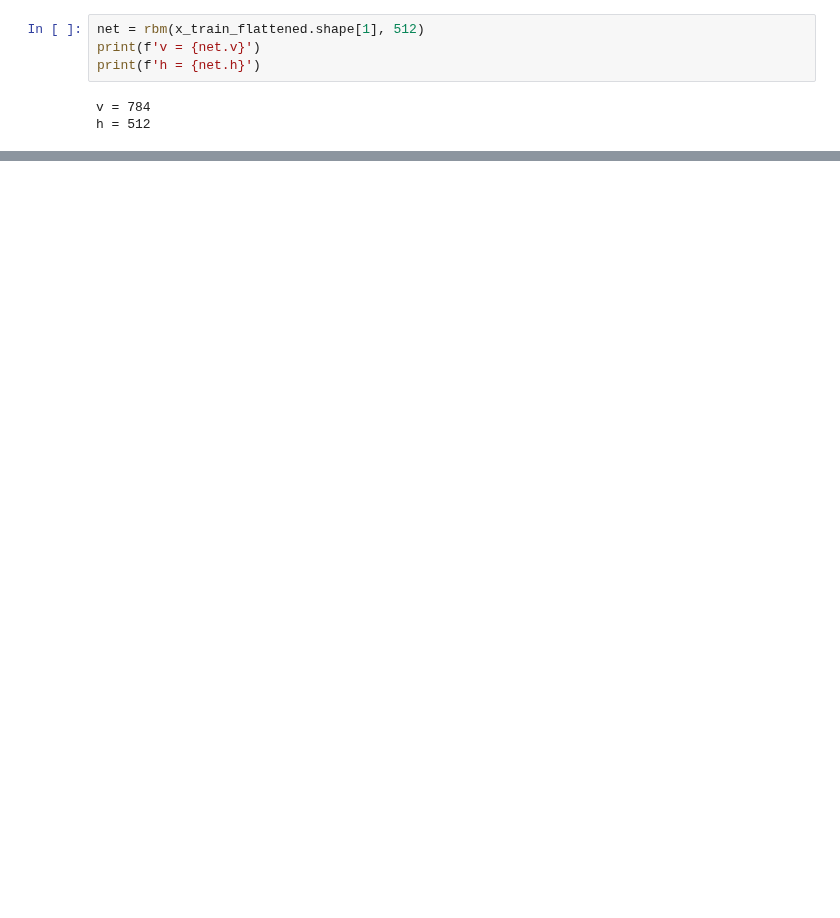
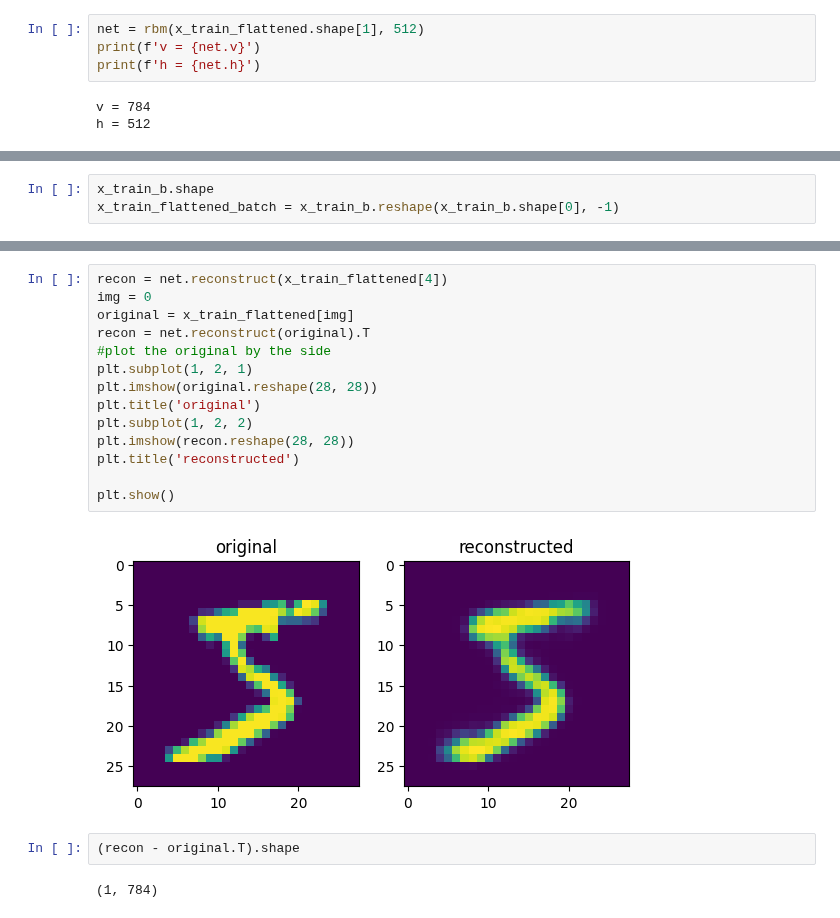
Before and after one commit to lavo2/ISPR-Midterms, a Jupyter notebook: 2/midterm2.ipynb, the cells around one changed output, grey strips where cells are left out. Drawn from its saved outputs; the diff is of its cells as text; blank space fills up the shorter version.

```diff
--- a/2/midterm2.ipynb
+++ b/2/midterm2.ipynb
@@ -150,0 +194,3 @@ plt.show()
+# %%
+x_train_b.shape
+x_train_flattened_batch = x_train_b.reshape(x_train_b.shape[0], -1)
@@ -150,0 +202,20 @@ plt.show()
+# %%
+recon = net.reconstruct(x_train_flattened[4])
+img = 0
+original = x_train_flattened[img]
+recon = net.reconstruct(original).T
+#plot the original by the side
+plt.subplot(1, 2, 1)
+plt.imshow(original.reshape(28, 28))
+plt.title('original')
+plt.subplot(1, 2, 2)
+plt.imshow(recon.reshape(28, 28))
+plt.title('reconstructed')
+
+plt.show()
+# %% [output]
+[figure, added]
+# %%
+(recon - original.T).shape
+# %% [output]
+(1, 784)
```
Also changed, not shown: parts of 12 cells of this notebook, 1 other file.
